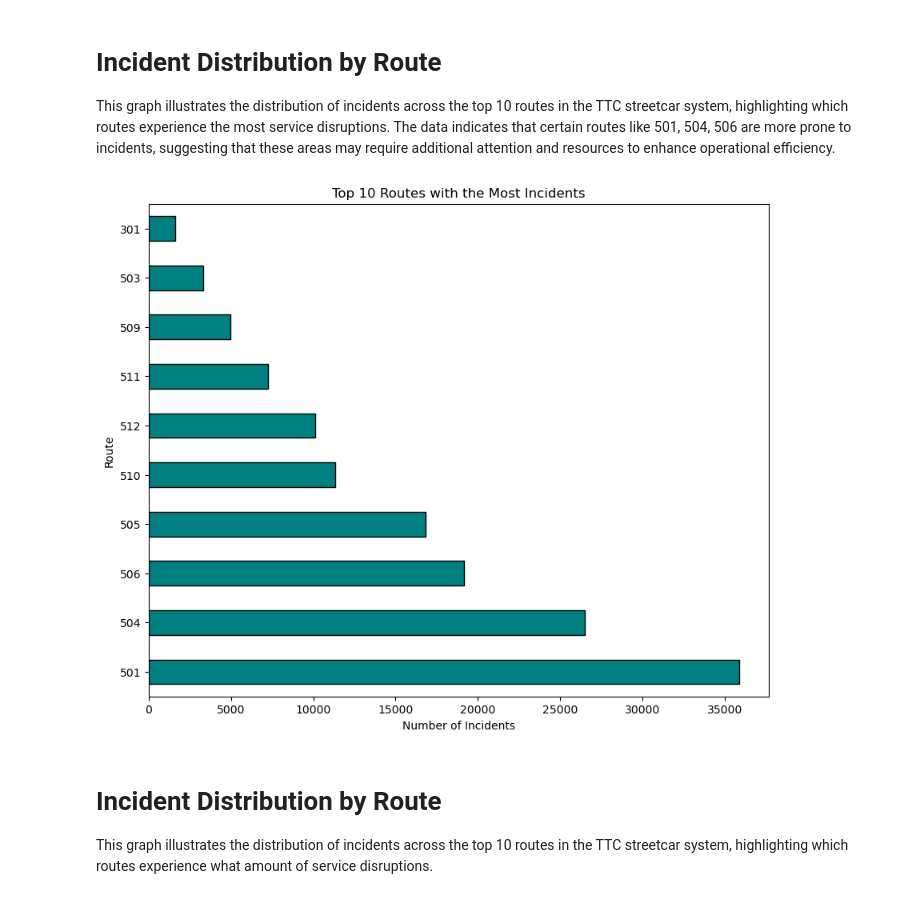
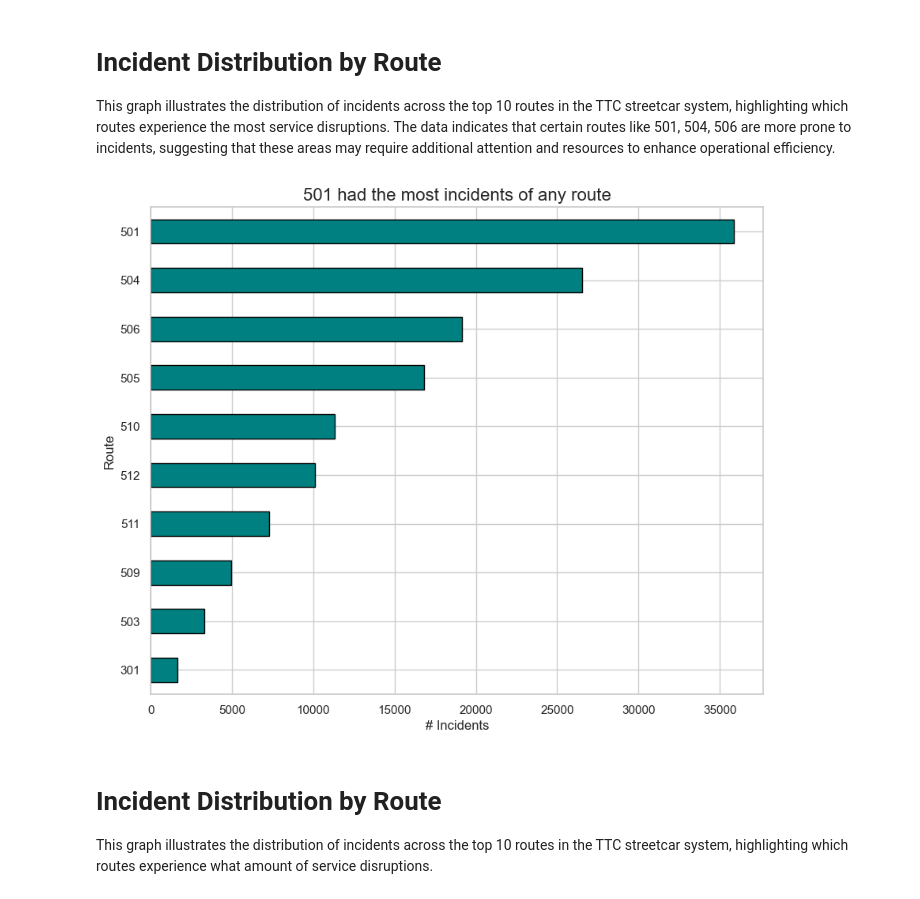
Before and after one commit to adastra21/ttc_streetcar_delays, a Jupyter notebook: notebooks/03_eda.ipynb, the cells around one changed output. Saved outputs shown, nothing was run; the diff lists cells and outputs as text; code cells hidden in the pictures.

```diff
--- a/notebooks/03_eda.ipynb
+++ b/notebooks/03_eda.ipynb
@@ -1,7 +1,11 @@
 # %%
+import numpy as np
 import pandas as pd
+
 import matplotlib.pyplot as plt
+
 import seaborn as sns
+sns.set()
 # %%
 df = pd.read_csv('../data/data_cleaned.csv', dtype={'route': str}, low_memory=False)
 # %%
@@ -156,14 +176,14 @@ This graph illustrates the distribution of incidents across the top 10 routes in
 # %%
 # Incident Distribution by Route
 plt.figure(figsize=(10, 8))
-route_counts = df['route'].value_counts().head(10)
+route_counts = df['route'].value_counts().head(10)[::-1]
 route_counts.plot(kind='barh', color='teal', edgecolor='black')
-plt.title('Top 10 Routes with the Most Incidents')
-plt.xlabel('Number of Incidents')
+plt.title('501 had the most incidents of any route', size=16)
+plt.xlabel('# Incidents')
 plt.ylabel('Route')
 plt.show()
 # %% [output]
-[figure, old version]
+[figure, new version]
 # %% [markdown]
 # Incident Distribution by Route
 This graph illustrates the distribution of incidents across the top 10 routes in the TTC streetcar system, highlighting which routes experience what amount of service disruptions.
```
Also changed, not shown: parts of 13 cells of this notebook.
